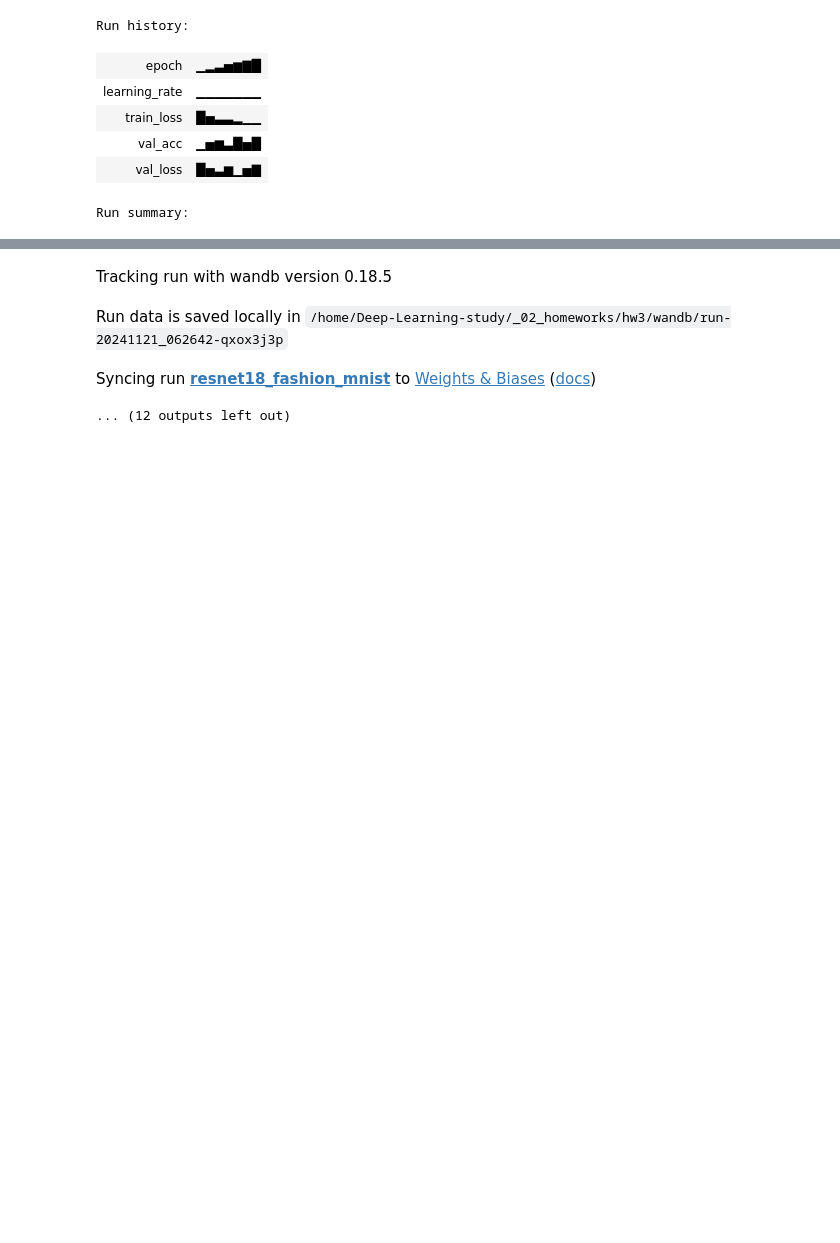
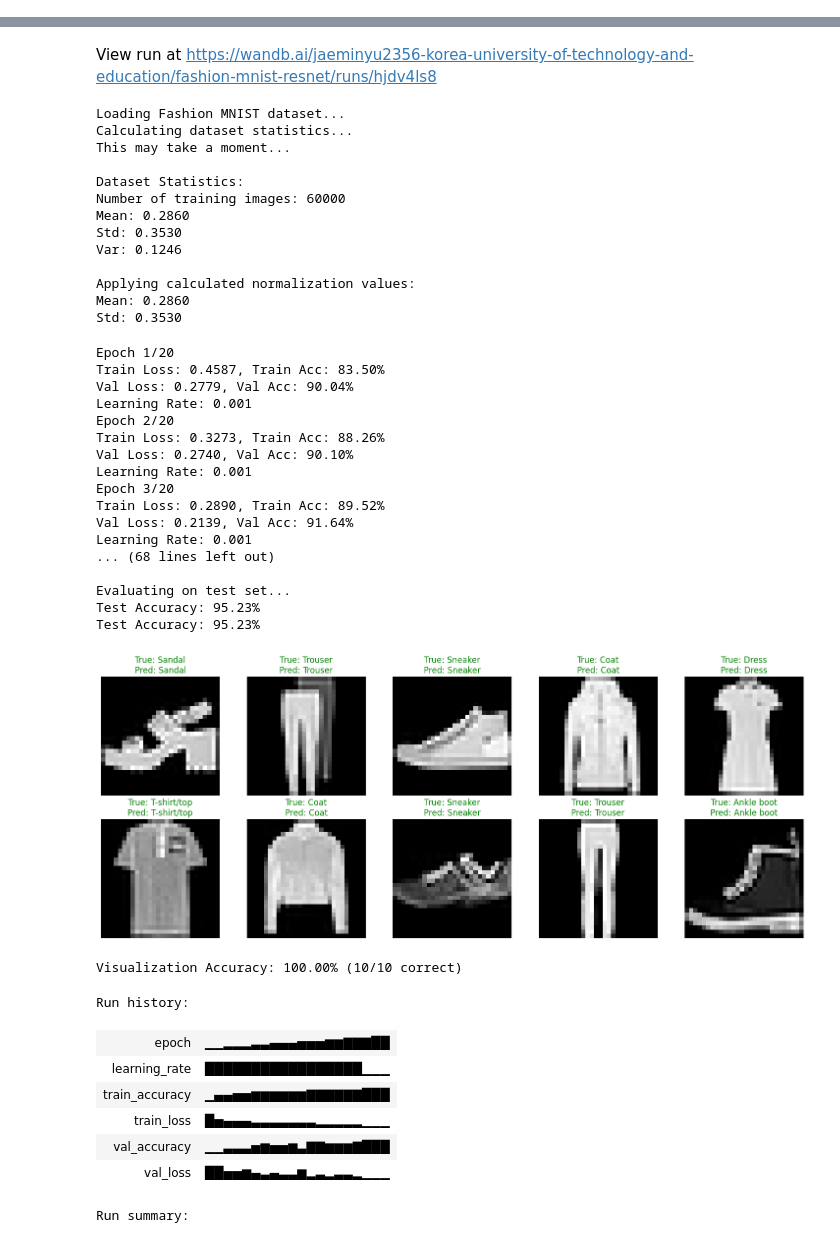
Before and after one commit to jaeminyu2356/Deep-Learning-study, a Jupyter notebook: _02_homeworks/hw3/fashion_mnist.ipynb, the cells around one changed output, grey strips where cells are left out. Cells and saved outputs as stored; diff of their text form; code cells hidden in the pictures; blank space fills up the shorter version.

Commit message:
fix test_acuuracy

```diff
--- a/_02_homeworks/hw3/fashion_mnist.ipynb
+++ b/_02_homeworks/hw3/fashion_mnist.ipynb
@@ -258,7 +282,7 @@ def test_model(model, device):
     테스트 데이터셋에서 모델의 성능을 평가하는 함수
     """
     model.eval()  # 평가 모드로 설정
-    test_images, test_loader, _ = get_fashion_mnist_test_data()
+    test_images, test_loader, _ = get_fashion_mnist_test_data(batch_size=128)  # 배치 사이즈 직접 지정
 
     correct = 0
     total = 0
@@ -294,7 +318,7 @@ def main():
             "architecture": "ResNet18",
             "learning_rate": 1e-3,
             "batch_size": 128,
-            "epochs": 50,
+            "epochs": 20,
             "weight_decay": 1e-4,
             "early_stop_patience": 7,
             "optimizer": "AdamW",
@@ -390,13 +414,19 @@ def main():
     test_acc = test_model(model, device)  # 여기를 수정
     wandb.run.summary["test_accuracy"] = test_acc
 
-    wandb.finish()
+    #wandb.finish()
 
     return model
 # %%
 def visualize_predictions(model, device, num_samples=10):
     test_images, test_loader, _ = get_fashion_mnist_test_data()
     model.eval()
+
+    # 정규화를 포함한 transform 정의
+    transform = transforms.Compose([
+        transforms.ToTensor(),
+        transforms.Normalize(mean=0.2860, std=0.3530)  # 계산된 mean, std 값 사용
+    ])
 
     # 랜덤하게 10개 샘플 선택
     indices = random.sample(range(len(test_images)), num_samples)
@@ -405,7 +435,8 @@ def visualize_predictions(model, device, num_samples=10):
 
     for idx, sample_idx in enumerate(indices):
         image, label = test_images[sample_idx]
-        image_tensor = transforms.ToTensor()(image).unsqueeze(0).to(device)
+        # 정규화된 이미지 텐서 생성
+        image_tensor = transform(image).unsqueeze(0).to(device)
 
         with torch.no_grad():
             output = model(image_tensor)
@@ -418,9 +449,16 @@ def visualize_predictions(model, device, num_samples=10):
 
     plt.tight_layout()
     plt.show()
+
+    # 정확도 출력 추가
+    correct = sum(1 for idx in indices if model(transform(test_images[idx][0]).unsqueeze(0).to(device)).argmax(dim=1).item() == test_images[idx][1])
+    print(f"\nVisualization Accuracy: {correct/num_samples*100:.2f}% ({correct}/{num_samples} correct)")
 # %%
 if __name__ == "__main__":
-    model = main()
-    test_model(model, torch.device("cuda" if torch.cuda.is_available() else "cpu"))
-    visualize_predictions(model, torch.device("cuda" if torch.cuda.is_available() else "cpu"))
+    try:
+        model = main()
+        test_model(model, torch.device("cuda" if torch.cuda.is_available() else "cpu"))
+        visualize_predictions(model, torch.device("cuda" if torch.cuda.is_available() else "cpu"))
+    finally:
+        wandb.finish()  # 모든 작업이 끝난 후에 wandb 종료
 # %% [output]
@@ -429,7 +465,0 @@ Finishing last run (ID:48i8t4ff) before initializing another...
-Run history:
-| epoch | ▁▂▃▅▆▇█ |
-| learning_rate | ▁▁▁▁▁▁▁ |
-| train_loss | █▅▃▃▂▁▁ |
-| val_acc | ▁▅▆▃█▅█ |
-| val_loss | █▅▃▆▁▅▇ |
-Run summary:
@@ -449,4 +469,41 @@ Successfully finished last run (ID:48i8t4ff). Initializing new run:
-Tracking run with wandb version 0.18.5
+View run at https://wandb.ai/jaeminyu2356-korea-university-of-technology-and-education/fashion-mnist-resnet/runs/hjdv4ls8
-Run data is saved locally in /home/Deep-Learning-study/_02_homeworks/hw3/wandb/run-20241121_062642-qxox3j3p
-Syncing run resnet18_fashion_mnist to Weights & Biases (docs)
+Loading Fashion MNIST dataset...
+Calculating dataset statistics...
+This may take a moment...
+
+Dataset Statistics:
+Number of training images: 60000
+Mean: 0.2860
+Std: 0.3530
+Var: 0.1246
+
+Applying calculated normalization values:
+Mean: 0.2860
+Std: 0.3530
+Epoch 1/20
+Train Loss: 0.4587, Train Acc: 83.50%
+Val Loss: 0.2779, Val Acc: 90.04%
+Learning Rate: 0.001
+Epoch 2/20
+Train Loss: 0.3273, Train Acc: 88.26%
+Val Loss: 0.2740, Val Acc: 90.10%
+Learning Rate: 0.001
+Epoch 3/20
+Train Loss: 0.2890, Train Acc: 89.52%
+Val Loss: 0.2139, Val Acc: 91.64%
+Learning Rate: 0.001
+... (68 lines left out)
+
+Evaluating on test set...
+Test Accuracy: 95.23%
+Test Accuracy: 95.23%
+[figure, added]
+Visualization Accuracy: 100.00% (10/10 correct)
-... (12 outputs left out)
+Run history:
+| epoch | ▁▁▂▂▂▃▃▄▄▄▅▅▅▆▆▇▇▇██ |
+| learning_rate | █████████████████▁▁▁ |
+| train_accuracy | ▁▄▄▅▅▆▆▆▆▆▆▇▇▇▇▇▇███ |
+| train_loss | █▅▄▄▄▃▃▃▃▃▃▃▂▂▂▂▂▁▁▁ |
+| val_accuracy | ▁▁▃▃▃▅▆▅▅▆▃▇▇▆▆▆▇███ |
+| val_loss | ██▅▅▆▄▃▄▃▃▆▂▃▂▃▃▂▁▁▁ |
+Run summary:
```
Also changed, not shown: parts of 5 cells of this notebook.
